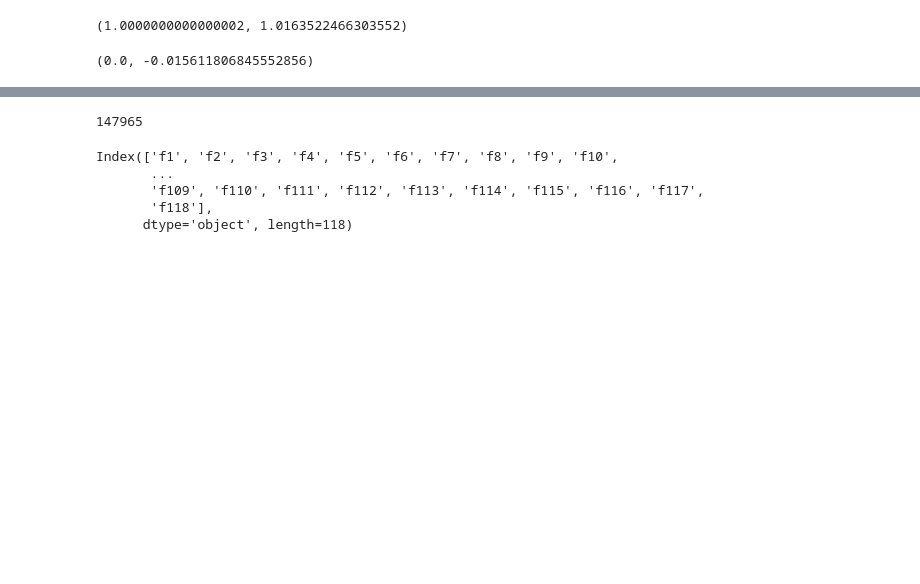
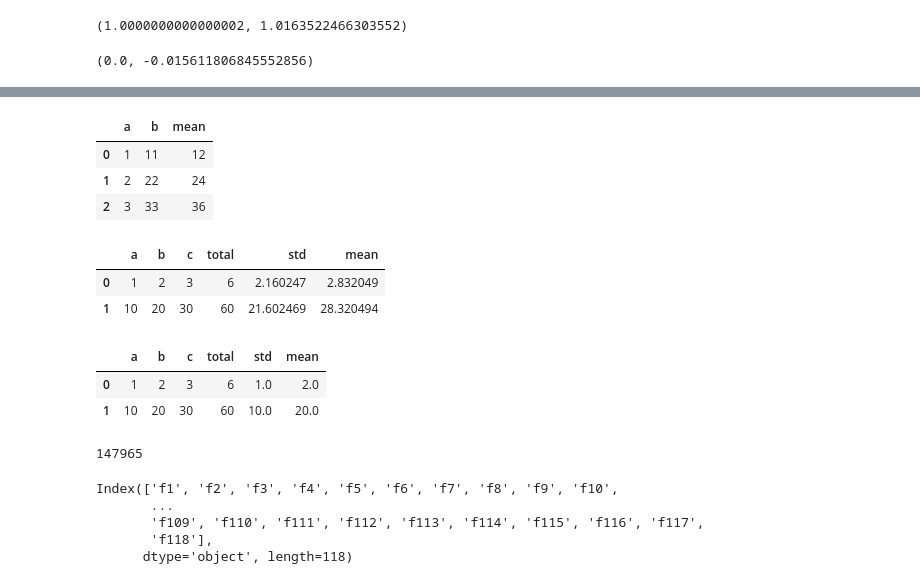
Before and after one commit to kenichiluna0627/tabular-playground-sep-2021, a Jupyter notebook: tabular_pg_sep2021.ipynb, the cells around one changed output, grey strips where cells are left out. Drawn from its saved outputs; the diff is of its cells as text; code cells hidden in the pictures; blank space fills up the shorter version.

```diff
--- a/tabular_pg_sep2021.ipynb
+++ b/tabular_pg_sep2021.ipynb
@@ -166,3 +154,30 @@ display(scores)
+# %%
+sample_df = pd.DataFrame({'a': [1,2,3], 'b':[11,22,33]})
+sample_df.assign(mean = lambda x: x.sum(axis=1))
+# %% [output]
+|  | a | b | mean |
+| 0 | 1 | 11 | 12 |
+| 1 | 2 | 22 | 24 |
+| 2 | 3 | 33 | 36 |
+# %%
+sample_df = pd.DataFrame({'a': [1,10], 'b':[2,20], 'c':[3,30]})
+sample_df.assign(total = lambda x: x.sum(axis=1),
+                 std = lambda x: x.std(axis=1),
+                 mean = lambda x: x.mean(axis=1))
+# %% [output]
+|  | a | b | c | total | std | mean |
+| 0 | 1 | 2 | 3 | 6 | 2.160247 | 2.832049 |
+| 1 | 10 | 20 | 30 | 60 | 21.602469 | 28.320494 |
+# %%
+sample_df = pd.DataFrame({'a': [1,10], 'b':[2,20], 'c':[3,30]})
+sample_df['total'] = sample_df.apply(lambda row: row.loc['a':'c'].sum(), axis=1)
+sample_df['std'] = sample_df.apply(lambda row: row.loc['a':'c'].std(), axis=1)
+sample_df['mean'] = sample_df.apply(lambda row: row.loc['a':'c'].mean(), axis=1)
+sample_df
+# %% [output]
+|  | a | b | c | total | std | mean |
+| 0 | 1 | 2 | 3 | 6 | 1.0 | 2.0 |
+| 1 | 10 | 20 | 30 | 60 | 10.0 | 20.0 |
 # %%
 X['f1'].nunique()
 # %% [output]
```
Also changed, not shown: parts of 5 cells of this notebook.
